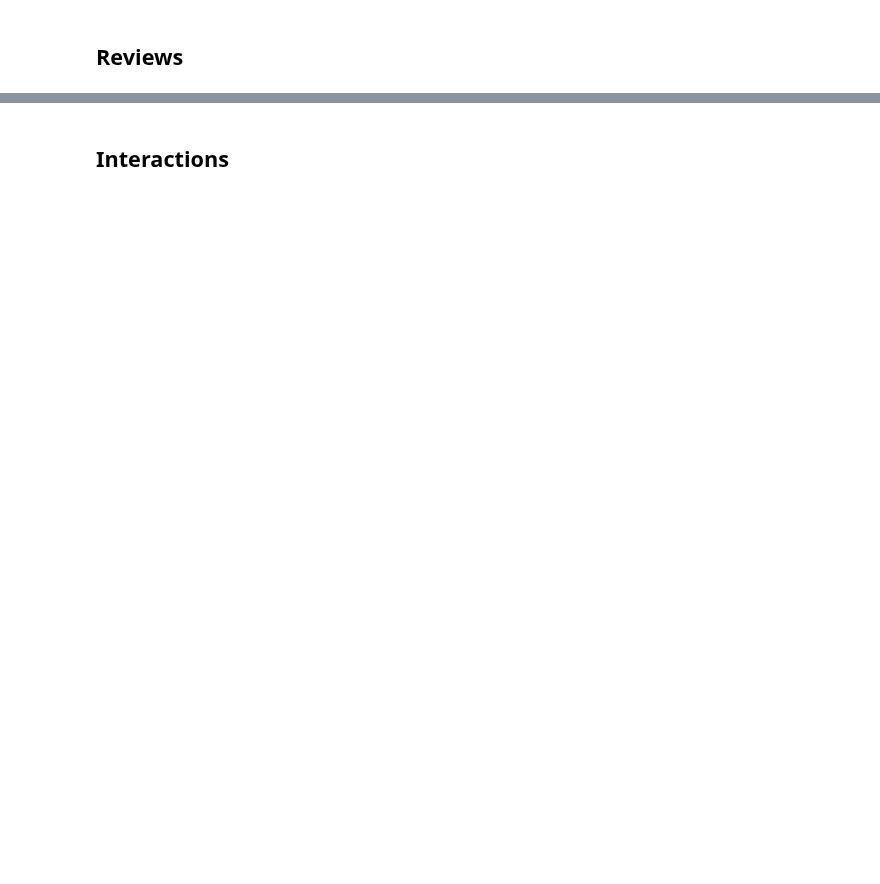
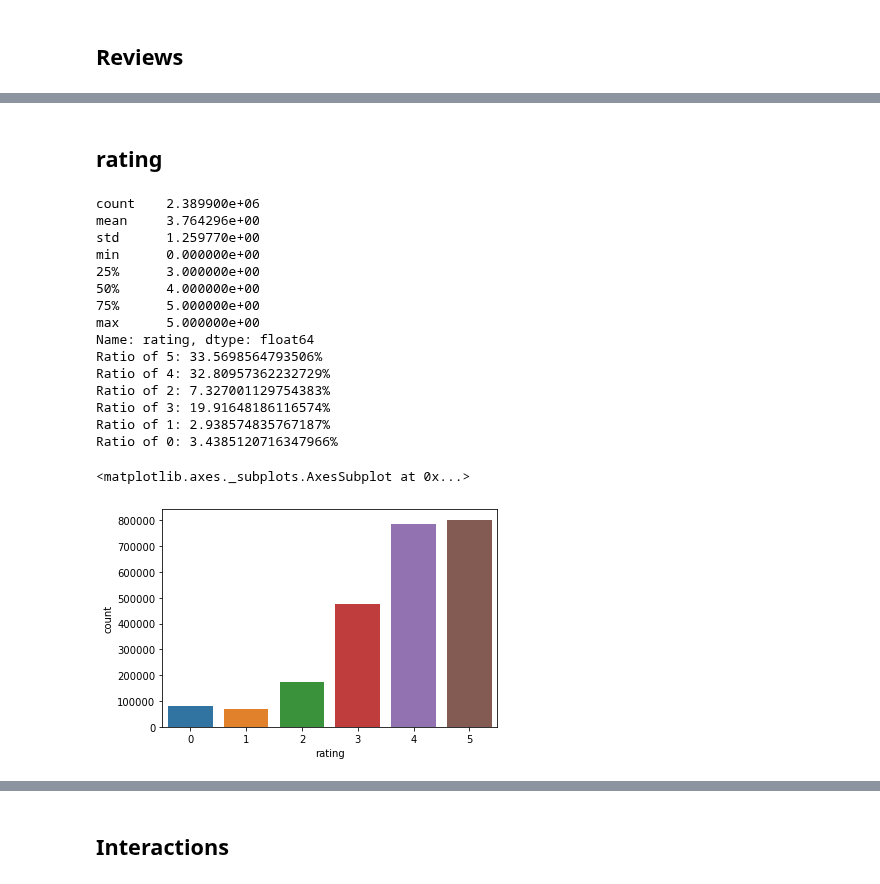
Before and after one commit to Pomichal/oznal-project, a Jupyter notebook: notebooks/DataAnalysis.ipynb, the cells around one changed output, grey strips where cells are left out. Cells and saved outputs as stored; diff of their text form; code cells hidden in the pictures; blank space fills up the shorter version.

Commit message:
ADD: single col analysis for rev and intr

```diff
--- a/notebooks/DataAnalysis.ipynb
+++ b/notebooks/DataAnalysis.ipynb
@@ -199,0 +248,22 @@ rev.describe(include='all')
+# %% [markdown]
+## rating
+# %%
+single_col.analyze_category(rev, 'rating')
+# %% [output]
+count    2.389900e+06
+mean     3.764296e+00
+std      1.259770e+00
+min      0.000000e+00
+25%      3.000000e+00
+50%      4.000000e+00
+75%      5.000000e+00
+max      5.000000e+00
+Name: rating, dtype: float64
+Ratio of 5: 33.5698564793506%
+Ratio of 4: 32.80957362232729%
+Ratio of 2: 7.327001129754383%
+Ratio of 3: 19.91648186116574%
+Ratio of 1: 2.938574835767187%
+Ratio of 0: 3.4385120716347966%
+<matplotlib.axes._subplots.AxesSubplot at 0x...>
+[figure, added]
```
Also changed, not shown: parts of 18 cells of this notebook, 1 other file.
